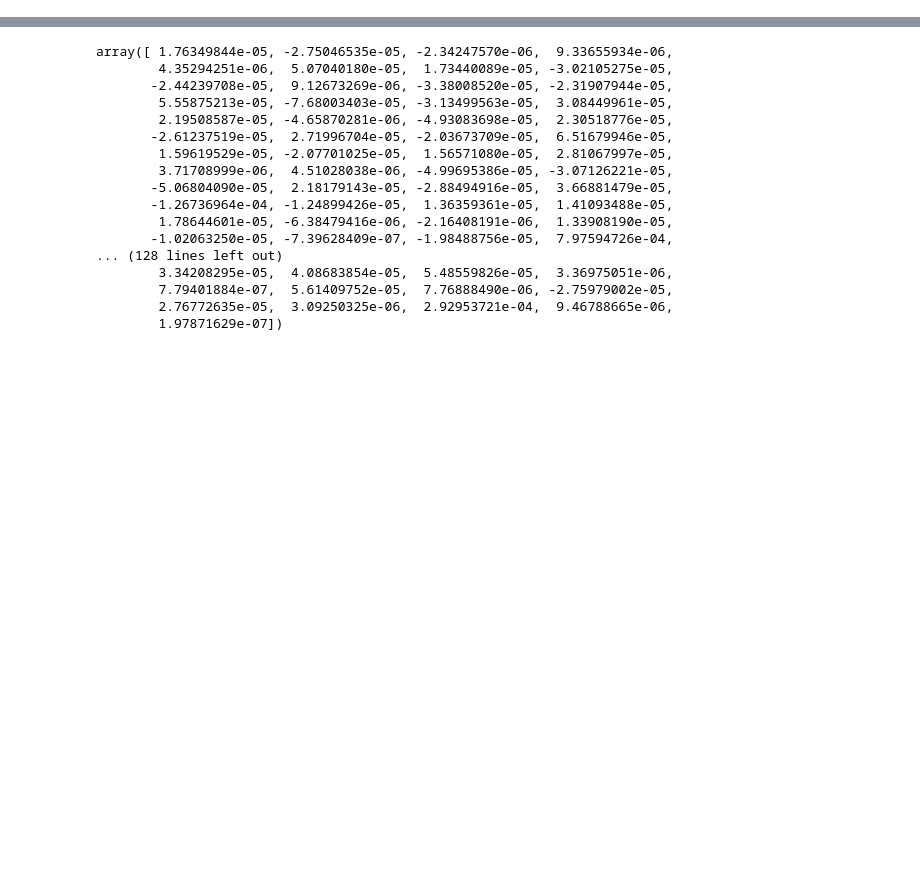
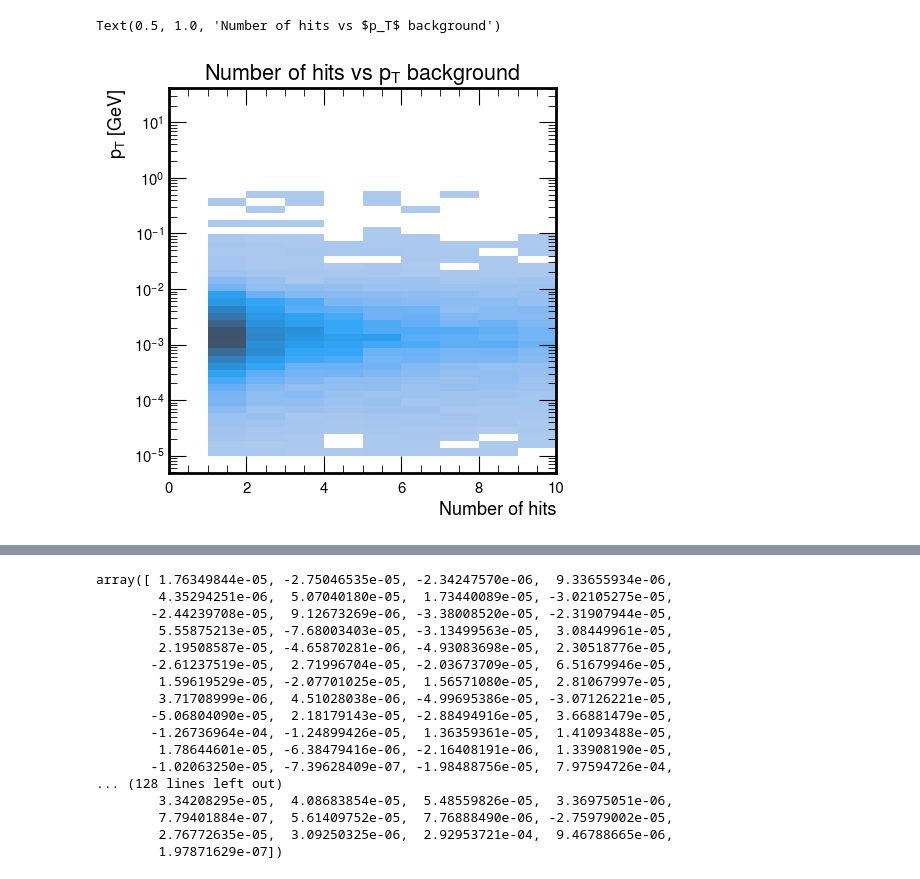
Before and after one commit to doloresgarcia/Tracking_DC, a Jupyter notebook: notebook/7_explore_background_particles.ipynb, the cells around one changed output, grey strips where cells are left out. Saved outputs shown, nothing was run; the diff lists cells and outputs as text; code cells hidden in the pictures; blank space fills up the shorter version.

```diff
--- a/notebook/7_explore_background_particles.ipynb
+++ b/notebook/7_explore_background_particles.ipynb
@@ -26,0 +84,14 @@ dic_bp = np.load("/afs/cern.ch/work/m/mgarciam/private/Tracking_wcoc/data_creati
+# %%
+plt.figure(figsize=(5,5))
+bins_x =  np.arange(0, 200, 1)
+bins_y = np.geomspace(0.00001, 20, num=50) #np.exp(np.arange(np.log(0.00001), np.log(150), 0.3))
+sns.histplot( x=np.array(dic_background["count_hits"]), y=np.array(dic_background["pt"]), bins=(bins_x, bins_y))
+plt.xlim(0,10)
+# plt.ylim(0,1)
+plt.yscale("log")
+plt.xlabel("Number of hits")
+plt.ylabel("$p_T$ [GeV]")
+plt.title("Number of hits vs $p_T$ background")
+# %% [output]
+Text(0.5, 1.0, 'Number of hits vs $p_T$ background')
+[figure, added]
```
Also changed, not shown: parts of 18 cells of this notebook, 11 other files.
